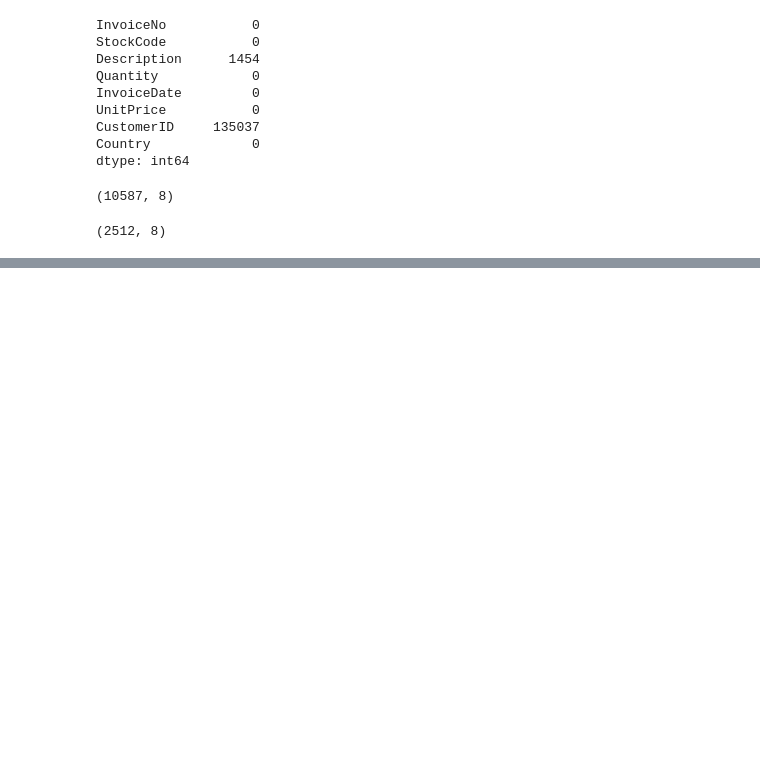
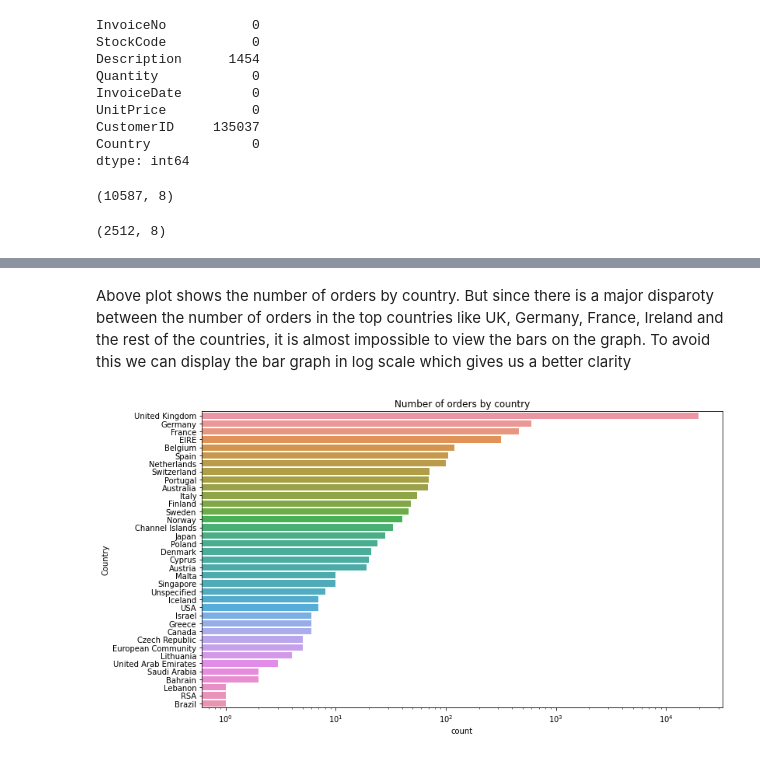
Before and after one commit to akash5991/DSProjects, a Jupyter notebook: CustomerSegmentation/CustomerSegmentation.ipynb, the cells around one changed output, grey strips where cells are left out. Drawn from its saved outputs; the diff is of its cells as text; code cells hidden in the pictures; blank space fills up the shorter version.

```diff
--- a/CustomerSegmentation/CustomerSegmentation.ipynb
+++ b/CustomerSegmentation/CustomerSegmentation.ipynb
@@ -267,0 +172,9 @@ sns.boxplot(data = df4)
+# %% [markdown]
+Above plot shows the number of orders by country. But since there is a major disparoty between the number of orders in the top countries like UK, Germany, France, Ireland and the rest of the countries, it is almost impossible to view the bars on the graph. To avoid this we can display the bar graph in log scale which gives us a better clarity
+# %%
+plt.figure(figsize=(12,7))
+plt.title('Number of orders by country')
+c = sns.countplot(y = df2['Country'], order = df2['Country'].value_counts().index, orient ='h')
+c.set_xscale("log")
+# %% [output]
+[figure, added]
```
Also changed, not shown: parts of 64 cells of this notebook.
